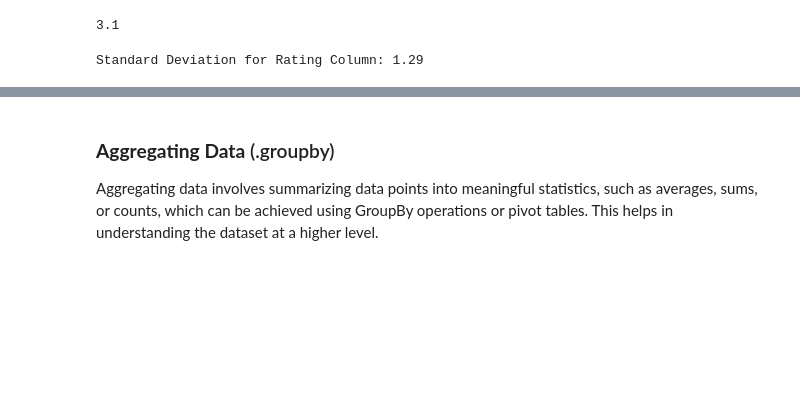
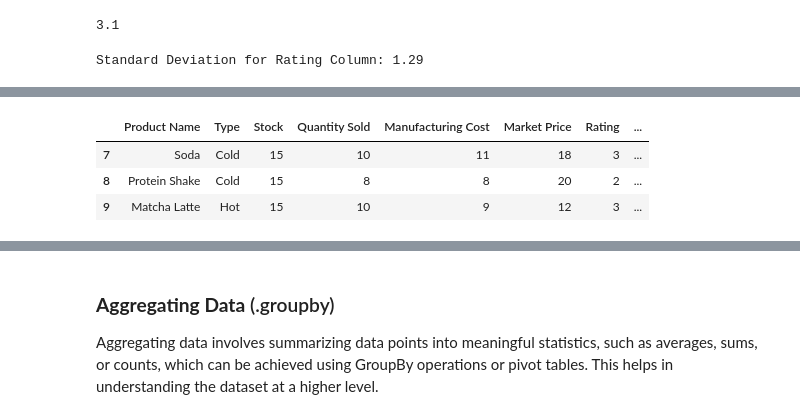
Before and after one commit to hiriyoshi/DataAnalytics, a Jupyter notebook: Module 4 - Pandas/pandas_basics.ipynb, the cells around one changed output, grey strips where cells are left out. Cells and saved outputs as stored; diff of their text form; code cells hidden in the pictures; blank space fills up the shorter version.

```diff
--- a/Module 4 - Pandas/pandas_basics.ipynb
+++ b/Module 4 - Pandas/pandas_basics.ipynb
@@ -540,0 +553,9 @@ Standard Deviation for Rating Column: 1.29
+# %%
+# Default: Take the last 5 rows of your dataframe
+sales_df.tail()
+sales_df.tail(3)
+# %% [output]
+|  | Product Name | Type | Stock | Quantity Sold | Manufacturing Cost | Market Price | Rating | ... |
+| 7 | Soda | Cold | 15 | 10 | 11 | 18 | 3 | ... |
+| 8 | Protein Shake | Cold | 15 | 8 | 8 | 20 | 2 | ... |
+| 9 | Matcha Latte | Hot | 15 | 10 | 9 | 12 | 3 | ... |
```
Also changed, not shown: parts of 9 cells of this notebook.
